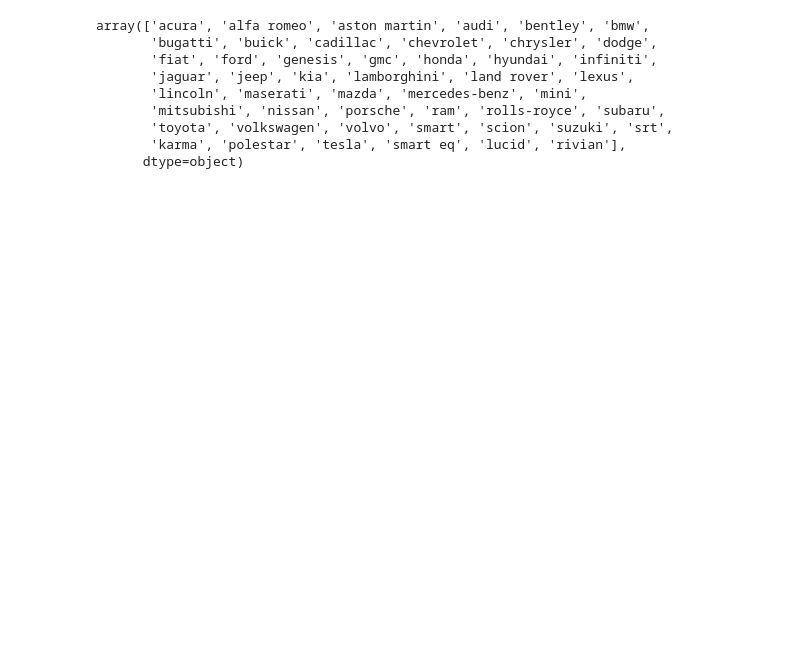
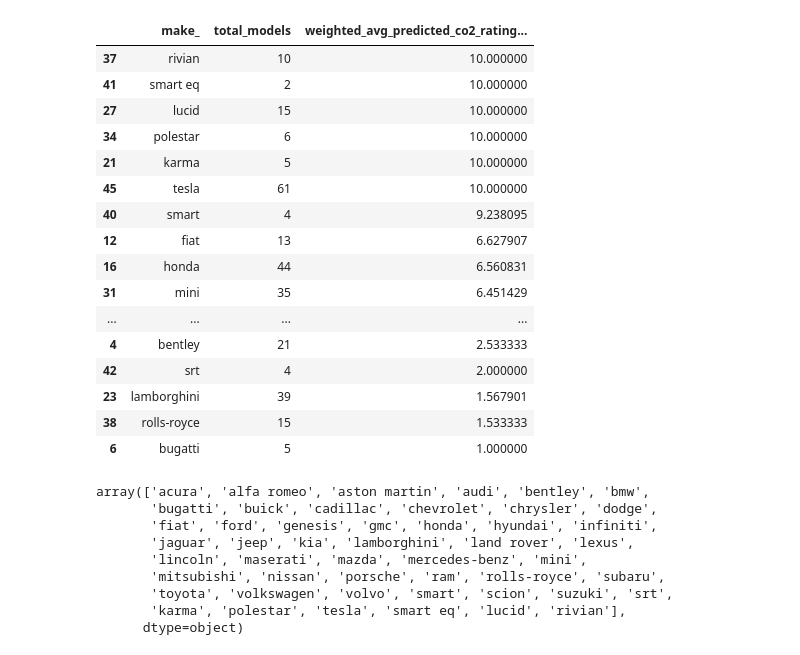
Before and after one commit to lfunderburk/fuel-electric-hybrid-vehicle-ml, a Jupyter notebook: src/visualization/dash-app-vis.ipynb, the cells around one changed output. Saved outputs shown, nothing was run; the diff lists cells and outputs as text; code cells hidden in the pictures; blank space fills up the shorter version.

```diff
--- a/src/visualization/dash-app-vis.ipynb
+++ b/src/visualization/dash-app-vis.ipynb
@@ -31,0 +16,6 @@ master_df
+# %%
+# Count the unique models for each make
+total_models_df = master_df.groupby('make_')['model.1_'].nunique().reset_index()
+
+# Rename the columns to make them more descriptive
+total_models_df.columns = ['make_', 'total_models']
@@ -32,3 +69,39 @@ master_df
+# %%
+import numpy as np
+
+# Merge this with your current dataframe
+master_df_d = pd.merge(master_df, total_models_df, on='make_', how='left')
+# %%
+# Then you can use numpy's average function to compute the weighted average
+make_total_avg_score = master_df_d.groupby('make_').apply(lambda x: np.average(x['predicted_co2_rating'],
+                                                                               weights=x['total_models'])).reset_index().rename(columns={0:'weighted_avg_predicted_co2_rating_by_make'})
+make_total_avg_score.sort_values(by='weighted_avg_predicted_co2_rating_by_make', ascending=False, inplace=True)
+# %%
+weighted_avg_df = pd.merge(total_models_df, make_total_avg_score, on='make_', how='left')
+
+# sort the dataframe by the weighted average
+weighted_avg_df.sort_values(by='weighted_avg_predicted_co2_rating_by_make', ascending=False, inplace=True)
+
+# Display the dataframe
+weighted_avg_df
+# %% [output]
+|  | make_ | total_models | weighted_avg_predicted_co2_rating... |
+| 37 | rivian | 10 | 10.000000 |
+| 41 | smart eq | 2 | 10.000000 |
+| 27 | lucid | 15 | 10.000000 |
+| 34 | polestar | 6 | 10.000000 |
+| 21 | karma | 5 | 10.000000 |
+| 45 | tesla | 61 | 10.000000 |
+| 40 | smart | 4 | 9.238095 |
+| 12 | fiat | 13 | 6.627907 |
+| 16 | honda | 44 | 6.560831 |
+| 31 | mini | 35 | 6.451429 |
+| ... | ... | ... | ... |
+| 4 | bentley | 21 | 2.533333 |
+| 42 | srt | 4 | 2.000000 |
+| 23 | lamborghini | 39 | 1.567901 |
+| 38 | rolls-royce | 15 | 1.533333 |
+| 6 | bugatti | 5 | 1.000000 |
 # %%
 MAKES = master_df['make_'].unique()
 
```
Also changed, not shown: parts of 6 cells of this notebook, 1 other file.
